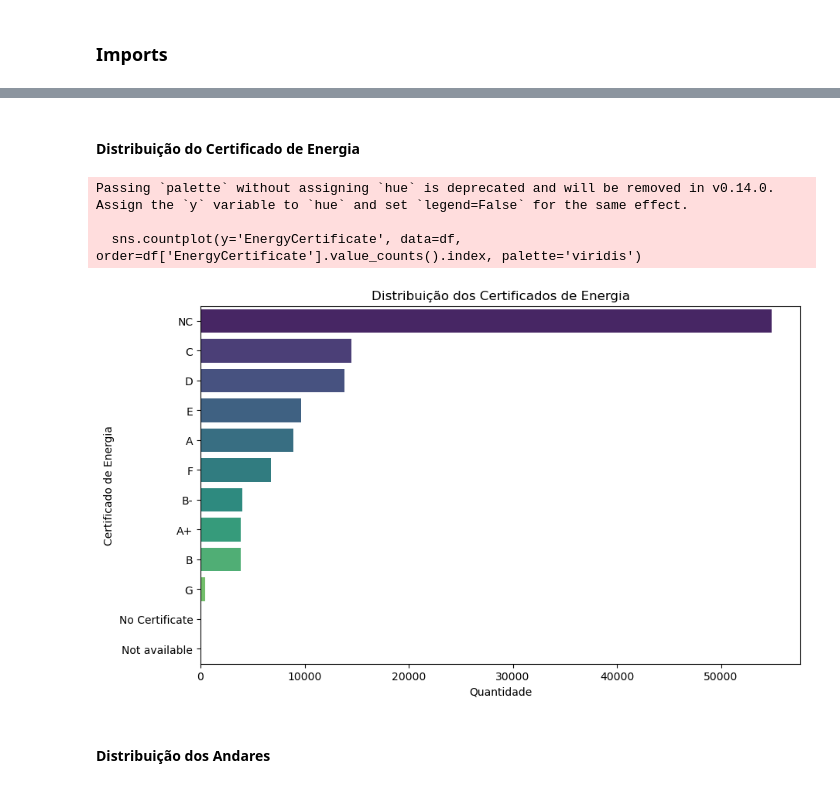
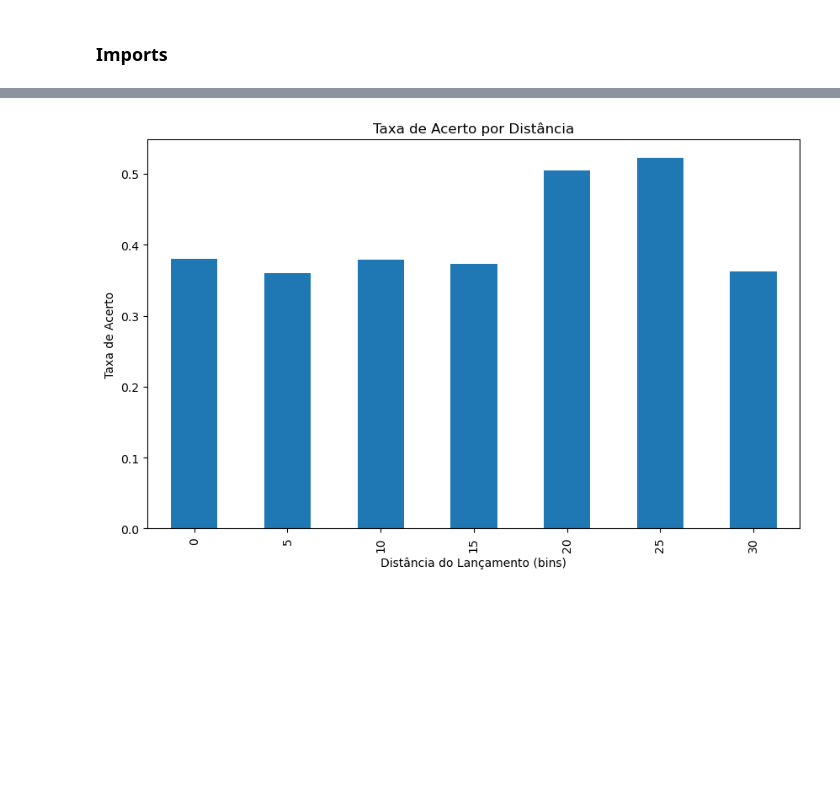
Before and after one commit to goncalobcosta/TAAC_proj2, a Jupyter notebook: test.ipynb, the cells around one changed output, grey strips where cells are left out. Cells and saved outputs as stored; diff of their text form; code cells hidden in the pictures; blank space fills up the shorter version.

```diff
--- a/test.ipynb
+++ b/test.ipynb
@@ -23,6 +25,6 @@ from sklearn.preprocessing import StandardScaler, OneHotEncoder
 from sklearn.compose import ColumnTransformer
 from sklearn.pipeline import Pipeline
 # %%
-df = pd.read_csv('portugal_listinigs.csv')
+df = pd.read_csv('wnba-shots-2021.csv')
 df.head()
 # %% [output]
@@ -135,16 +126,15 @@ Passing `palette` without assigning `hue` is deprecated and will be removed in v
-# %% [markdown]
-#### Distribuição do Certificado de Energia
+# %%
+df['distance_to_hoop'] = np.sqrt(df['coordinate_x']**2 + df['coordinate_y']**2)
+
+bins = [0, 5, 10, 15, 20, 25, 30, 35]  # Intervalos de distância em pés/metros
+df['distance_bin'] = pd.cut(df['distance_to_hoop'], bins=bins, labels=bins[:-1])
+accuracy_by_distance = df.groupby('distance_bin')['made_shot'].mean()
 # %%
 plt.figure(figsize=(10, 6))
-sns.countplot(y='EnergyCertificate', data=df, order=df['EnergyCertificate'].value_counts().index, palette='viridis')
-plt.title('Distribuição dos Certificados de Energia')
-plt.xlabel('Quantidade')
-plt.ylabel('Certificado de Energia')
+accuracy_by_distance.plot(kind='bar')
+plt.title('Taxa de Acerto por Distância')
+plt.xlabel('Distância do Lançamento (bins)')
+plt.ylabel('Taxa de Acerto')
 plt.show()
 # %% [output]
-Passing `palette` without assigning `hue` is deprecated and will be removed in v0.14.0. Assign the `y` variable to `hue` and set `legend=False` for the same effect.
-
-  sns.countplot(y='EnergyCertificate', data=df, order=df['EnergyCertificate'].value_counts().index, palette='viridis')
-[figure, old version]
+[figure, new version]
-# %% [markdown]
-#### Distribuição dos Andares
```
Also changed, not shown: parts of 25 cells of this notebook, 4 other files.
